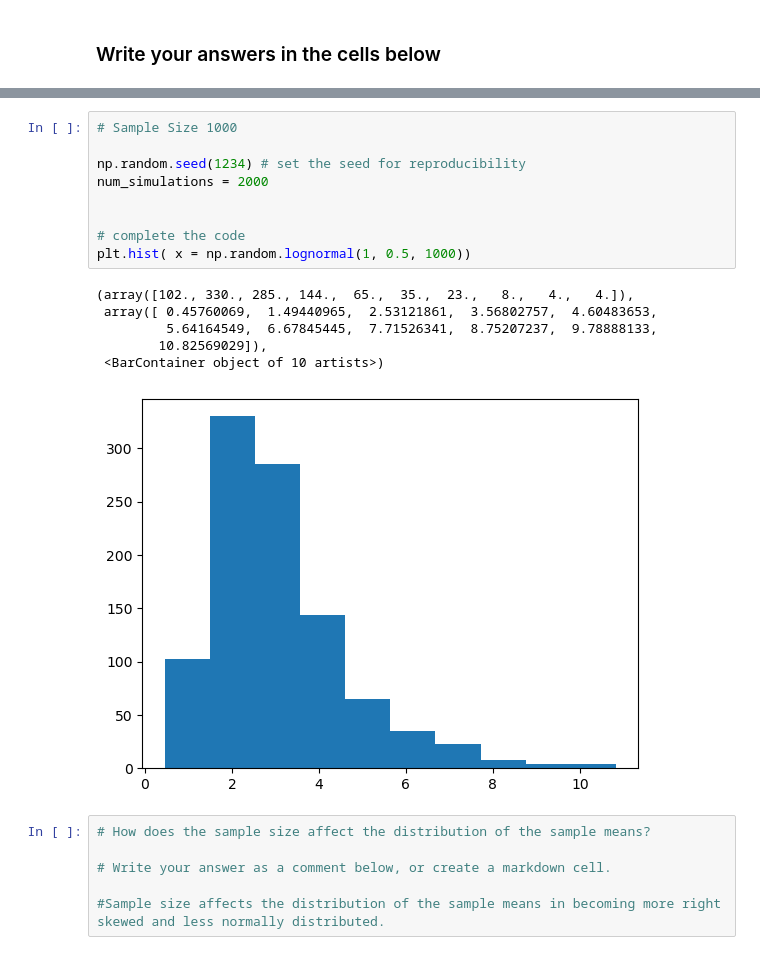
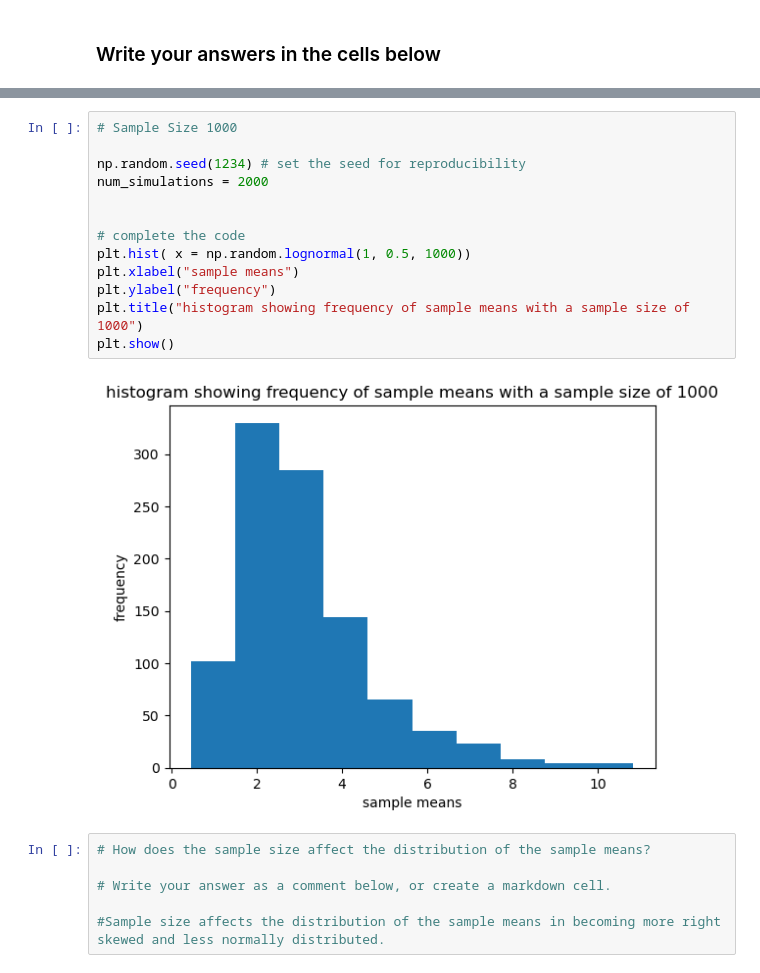
Before and after one commit to jessiejiaxichen/qtm151fall2025_new, a Jupyter notebook: Assignments/assignment_4/Assignment4.ipynb, the cells around one changed output, grey strips where cells are left out. Saved outputs shown, nothing was run; the diff lists cells and outputs as text.

```diff
--- a/Assignments/assignment_4/Assignment4.ipynb
+++ b/Assignments/assignment_4/Assignment4.ipynb
@@ -234,19 +232,18 @@ plt.hist( x = np.random.lognormal(1, 0.5, 100))
 # %%
 # Sample Size 1000
 
 np.random.seed(1234) # set the seed for reproducibility
 num_simulations = 2000
 
 
 # complete the code
 plt.hist( x = np.random.lognormal(1, 0.5, 1000))
+plt.xlabel("sample means")
+plt.ylabel("frequency")
+plt.title("histogram showing frequency of sample means with a sample size of 1000")
+plt.show()
 # %% [output]
-(array([102., 330., 285., 144.,  65.,  35.,  23.,   8.,   4.,   4.]),
- array([ 0.45760069,  1.49440965,  2.53121861,  3.56802757,  4.60483653,
-         5.64164549,  6.67845445,  7.71526341,  8.75207237,  9.78888133,
-        10.82569029]),
- <BarContainer object of 10 artists>)
-[figure, old version]
+[figure, new version]
 # %%
 # How does the sample size affect the distribution of the sample means?
 
```
Also changed, not shown: parts of 2 cells of this notebook.
